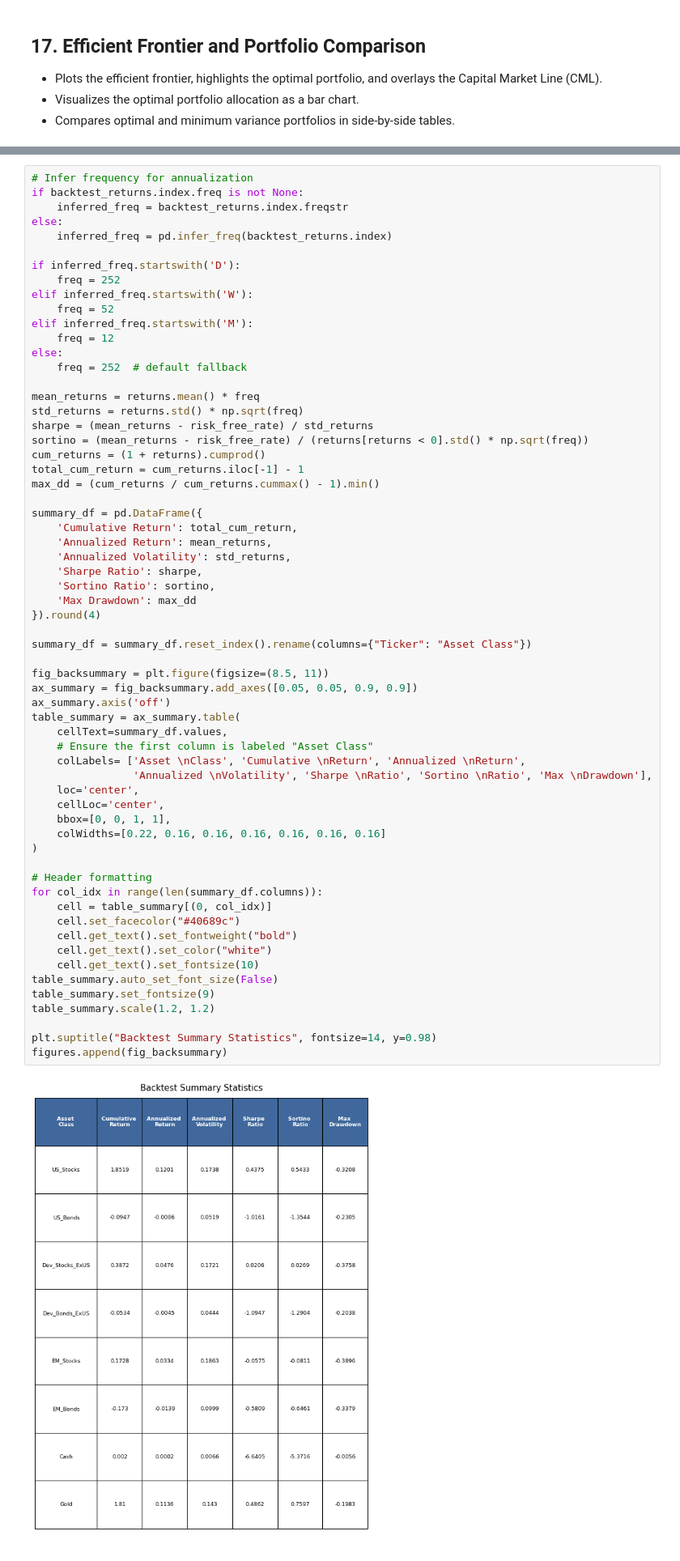
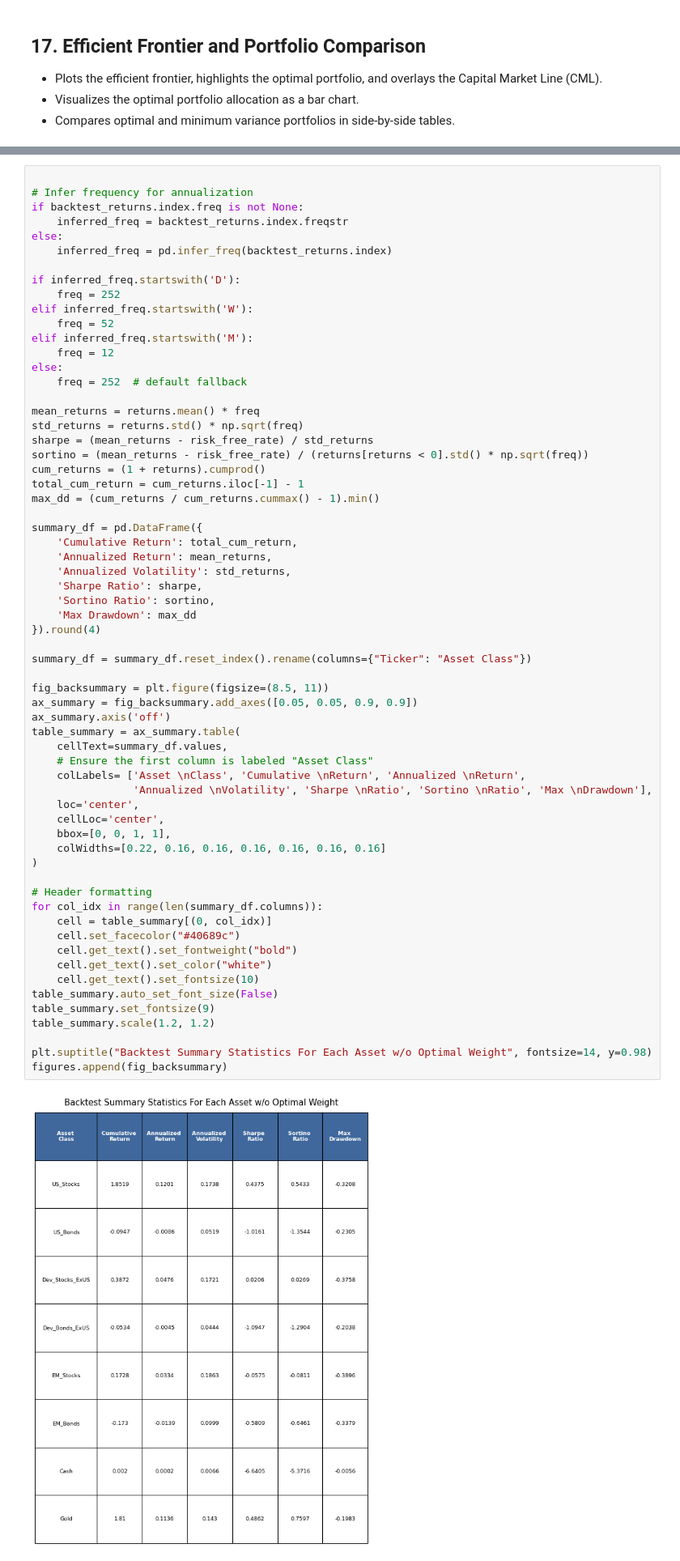
Before and after one commit to o-pelcastre/portfolio-optimization, a Jupyter notebook: portfolio-optimization.ipynb, the cells around one changed output, grey strips where cells are left out. Shown at 81% size. Saved outputs shown, nothing was run; the diff lists cells and outputs as text.

```diff
--- a/portfolio-optimization.ipynb
+++ b/portfolio-optimization.ipynb
@@ -1440,6 +1570,7 @@ figures.append(backtest_summary_panel)
 This figure includes Axes that are not compatible with tight_layout, so results might be incorrect.
 [figure]
 # %%
+
 # Infer frequency for annualization
 if backtest_returns.index.freq is not None:
     inferred_freq = backtest_returns.index.freqstr
@@ -1474,35 +1605,35 @@ summary_df = pd.DataFrame({
 
 summary_df = summary_df.reset_index().rename(columns={"Ticker": "Asset Class"})
 
 fig_backsummary = plt.figure(figsize=(8.5, 11))
 ax_summary = fig_backsummary.add_axes([0.05, 0.05, 0.9, 0.9])
 ax_summary.axis('off')
 table_summary = ax_summary.table(
     cellText=summary_df.values,
     # Ensure the first column is labeled "Asset Class"
     colLabels= ['Asset \nClass', 'Cumulative \nReturn', 'Annualized \nReturn',
                 'Annualized \nVolatility', 'Sharpe \nRatio', 'Sortino \nRatio', 'Max \nDrawdown'],
     loc='center',
     cellLoc='center',
     bbox=[0, 0, 1, 1],
     colWidths=[0.22, 0.16, 0.16, 0.16, 0.16, 0.16, 0.16]
 )
 
 # Header formatting
 for col_idx in range(len(summary_df.columns)):
     cell = table_summary[(0, col_idx)]
     cell.set_facecolor("#40689c")
     cell.get_text().set_fontweight("bold")
     cell.get_text().set_color("white")
     cell.get_text().set_fontsize(10)
 table_summary.auto_set_font_size(False)
 table_summary.set_fontsize(9)
 table_summary.scale(1.2, 1.2)
 
-plt.suptitle("Backtest Summary Statistics", fontsize=14, y=0.98)
+plt.suptitle("Backtest Summary Statistics For Each Asset w/o Optimal Weight", fontsize=14, y=0.98)
 figures.append(fig_backsummary)
 # %% [output]
-[figure, old version]
+[figure, new version]
 # %%
 # Utility functions and initialization for figure collection and PDF report generation
 def generate_pdf_report(figures, text_pages=None, filename="exports/portfolio_summary_report.pdf"):
```
Also changed, not shown: parts of 8 cells of this notebook, 7 other files.
